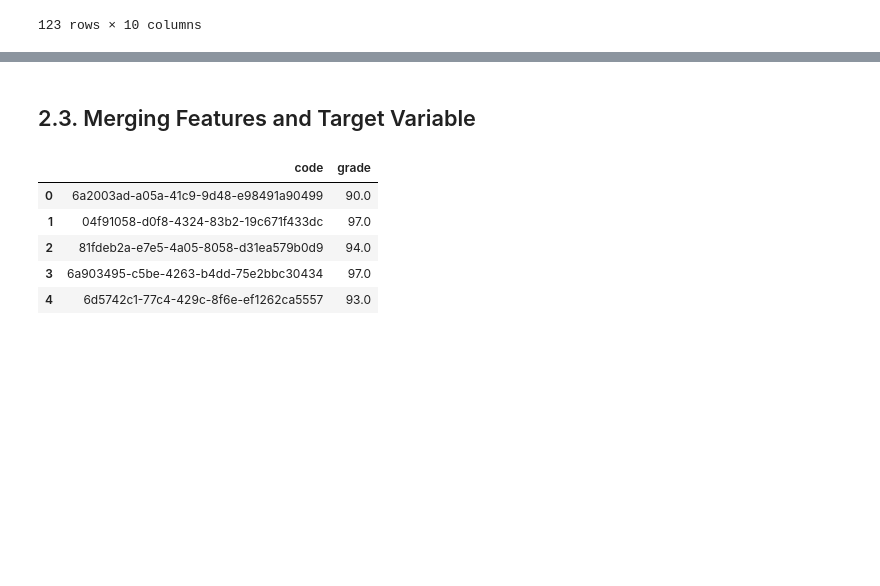
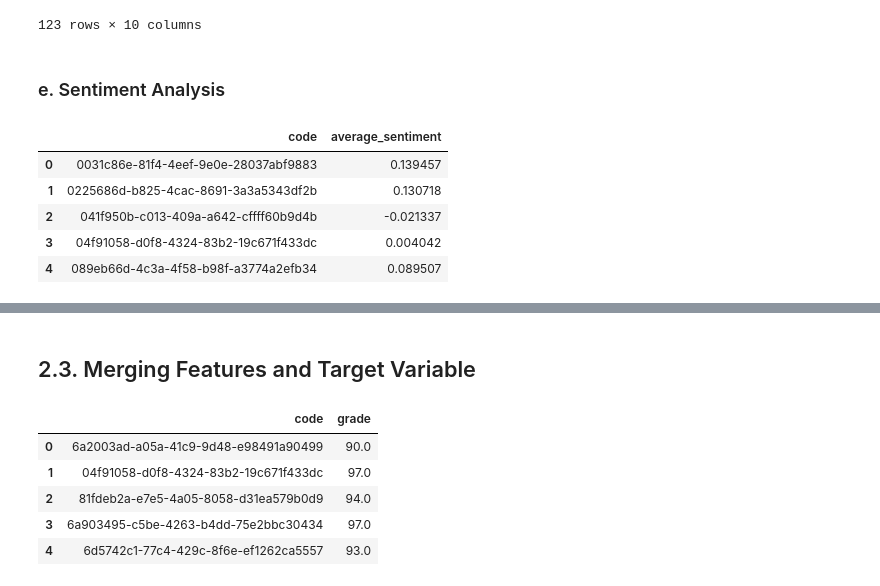
Before and after one commit to ozyuzer/CS412-ML-Project, a Jupyter notebook: hw_score_predict.ipynb, the cells around one changed output, grey strips where cells are left out. Drawn from its saved outputs; the diff is of its cells as text; code cells hidden in the pictures; blank space fills up the shorter version.

```diff
--- a/hw_score_predict.ipynb
+++ b/hw_score_predict.ipynb
@@ -473,3 +482,32 @@ promptCountsDF
 | 121 | f8ec3336-fd48-4654-ad98-62ccfb96d096 | 2.0 | 1.0 | 2.0 | 2.0 | 2.0 | 2.0 | ... |
 | 122 | fb8de815-224c-4d06-9fd4-7156d1a9920d | 3.0 | 1.0 | 7.0 | 2.0 | 5.0 | 1.0 | ... |
 123 rows × 10 columns
+# %% [markdown]
+### e. Sentiment Analysis
+# %%
+# Analyze sentiment of each part
+codes = []
+average_sentiments = []
+sentiment_df = pd.DataFrame()
+
+for code in code2prompts:
+    prompts = code2prompts[code]
+    sentiments = [TextBlob(text).sentiment.polarity for text in prompts]
+    average_sentiment = np.average(sentiments)
+    if (np.isnan(average_sentiment)):
+        average_sentiment = 0
+    codes.append(code)
+    average_sentiments.append(average_sentiment)
+
+sentiment_df["code"] = codes
+sentiment_df["average_sentiment"] = average_sentiments
+sentiment_df.fillna(0)
+
+sentiment_df.head()
+# %% [output]
+|  | code | average_sentiment |
+| 0 | 0031c86e-81f4-4eef-9e0e-28037abf9883 | 0.139457 |
+| 1 | 0225686d-b825-4cac-8691-3a3a5343df2b | 0.130718 |
+| 2 | 041f950b-c013-409a-a642-cffff60b9d4b | -0.021337 |
+| 3 | 04f91058-d0f8-4324-83b2-19c671f433dc | 0.004042 |
+| 4 | 089eb66d-4c3a-4f58-b98f-a3774a2efb34 | 0.089507 |
```
Also changed, not shown: parts of 35 cells of this notebook.
